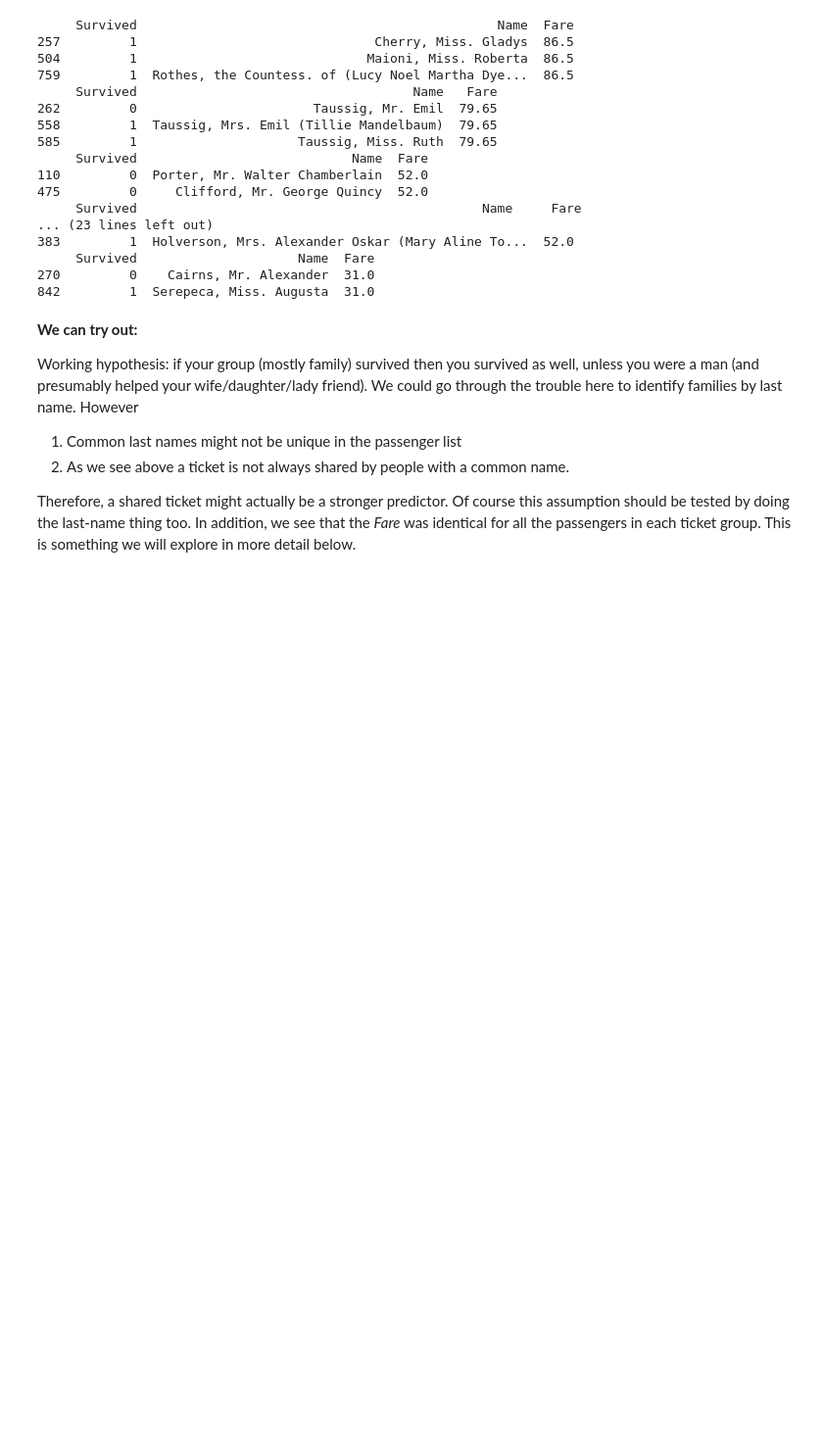
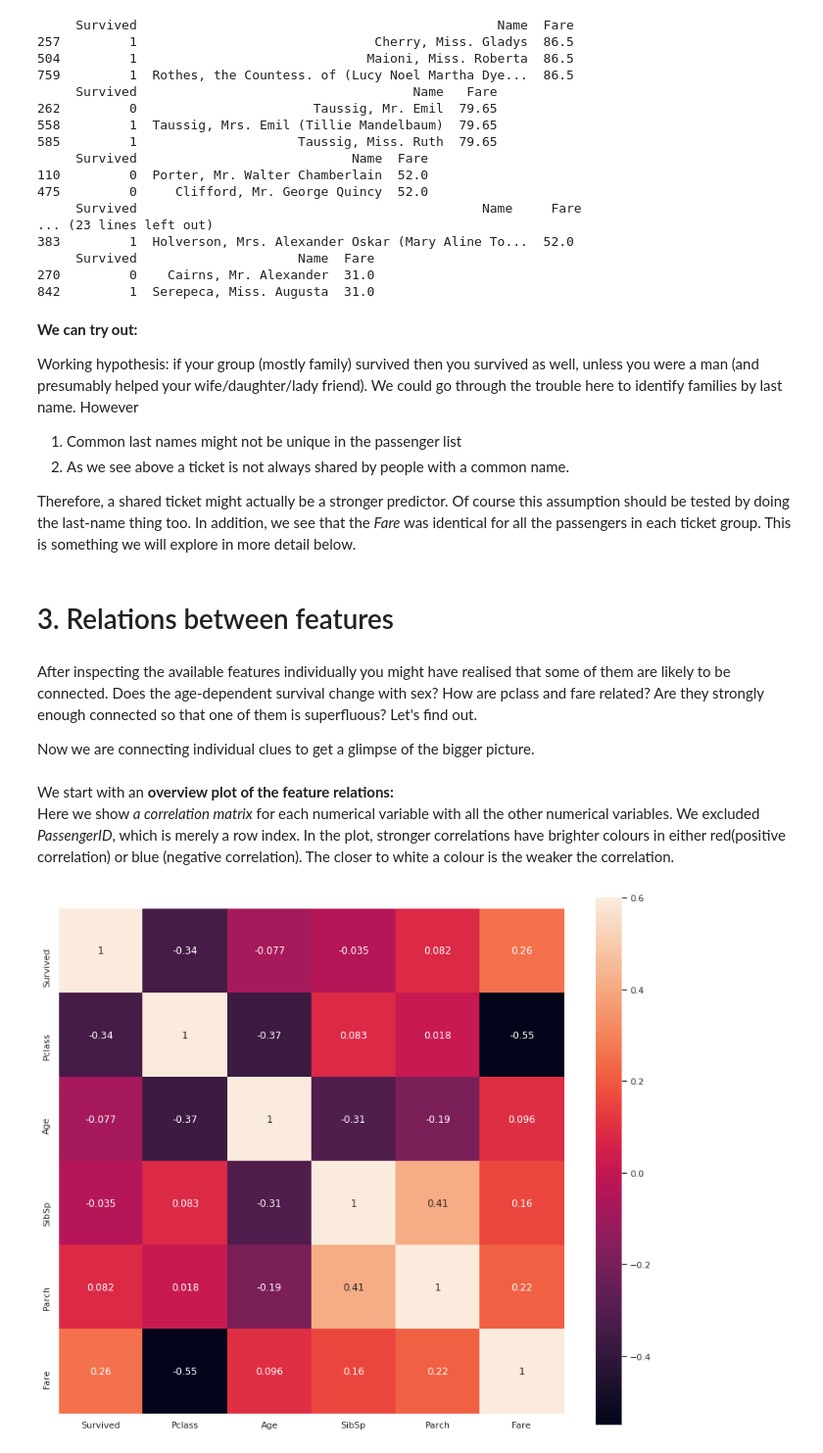
Before and after one commit to nevret-jklee/Kaggle_2019-3rd-ml-month-with-kakr, a Jupyter notebook: 필사적으로 필사하기/Titanic/Pytanic - copy.ipynb, the cells around one changed output. Shown at 98% size. Cells and saved outputs as stored; diff of their text form; code cells hidden in the pictures; blank space fills up the shorter version.

```diff
--- a/필사적으로 필사하기/Titanic/Pytanic - copy.ipynb
+++ b/필사적으로 필사하기/Titanic/Pytanic - copy.ipynb
@@ -331,3 +377,17 @@ Working hypothesis: if your group (mostly family) survived then you survived as
 2. As we see above a ticket is not always shared by people with a common name.
 
 Therefore, a shared ticket might actually be a stronger predictor. Of course this assumption should be tested by doing the last-name thing too. In addition, we see that the *Fare* was identical for all the passengers in each ticket group. This is something we will explore in more detail below.
+# %% [markdown]
+# 3. Relations between features
+# %% [markdown]
+After inspecting the available features individually you might have realised that some of them are likely to be connected. Does the age-dependent survival change with sex? How are pclass and fare related? Are they strongly enough connected so that one of them is superfluous? Let's find out.
+
+Now we are connecting individual clues to get a glimpse of the bigger picture.
+# %% [markdown]
+We start with an **overview plot of the feature relations:** <br>
+Here we show *a correlation matrix* for each numerical variable with all the other numerical variables. We excluded *PassengerID*, which is merely a row index. In the plot, stronger correlations have brighter colours in either red(positive correlation) or blue (negative correlation). The closer to white a colour is the weaker the correlation.
+# %%
+plt.figure(figsize=(14, 12))
+foo = sns.heatmap(train.drop('PassengerId', axis=1).corr(), vmax=0.6, square=True, annot=True)
+# %% [output]
+[figure, added]
```
Also changed, not shown: parts of 45 cells of this notebook.
